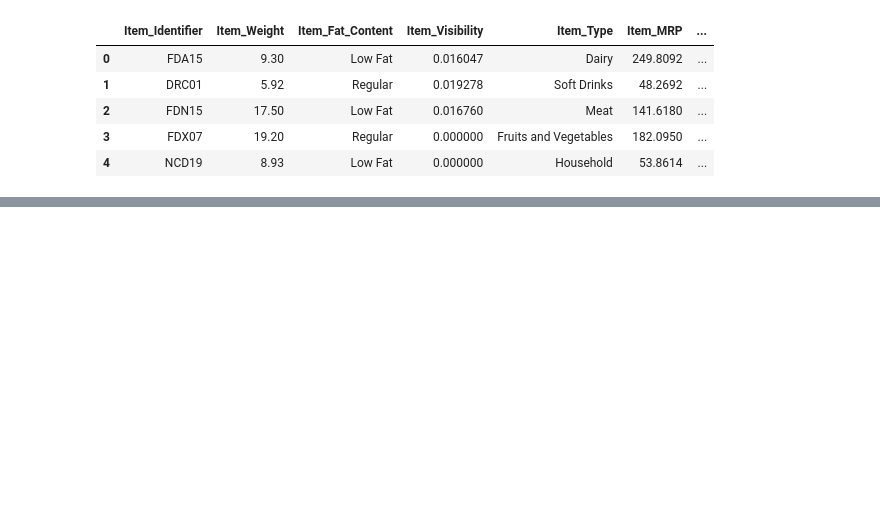
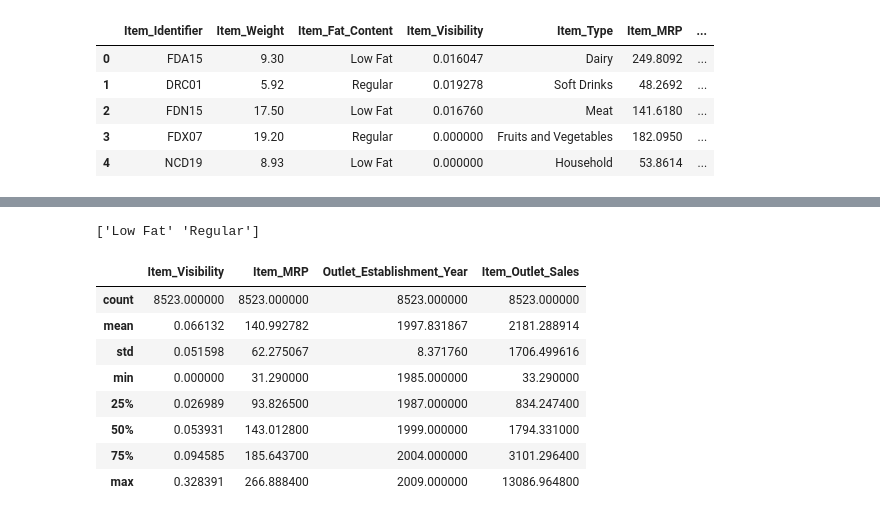
Before and after one commit to jabbautista/Food-Sales-Prediction, a Jupyter notebook: Pandas_(Sales_Prediction).ipynb, the cells around one changed output, grey strips where cells are left out. Cells and saved outputs as stored; diff of their text form; code cells hidden in the pictures; blank space fills up the shorter version.

```diff
--- a/Pandas_(Sales_Prediction).ipynb
+++ b/Pandas_(Sales_Prediction).ipynb
@@ -6,4 +10,5 @@ sales_prediction_data = '/content/sales_predictions_2023.csv'
 # %%
+sales_prediction_data = '/content/drive/MyDrive/Colab Notebooks/sales_predictions_2023.csv'
 df = pd.read_csv(sales_prediction_data)
 df.head()
 # %% [output]
@@ -15,0 +83,4 @@ df.head()
+# %%
+# fill missing values with "Unknown" since Item_Weight and Outlet_Size cannot be 0 and also should not be removed since they exist
+df['Item_Weight'] = df['Item_Weight'].fillna("Unknown")
+df['Outlet_Size'] = df['Outlet_Size'].fillna("Unknown")
@@ -15,0 +124,22 @@ df.head()
+# %%
+# clean Item_Fat_Content column entries
+df['Item_Fat_Content'].replace(['low fat', 'LF'], 'Low Fat', inplace=True)
+df['Item_Fat_Content'].replace('reg', 'Regular', inplace=True)
+# %%
+# check for entry consistency
+print(df["Item_Fat_Content"].unique())
+# %% [output]
+['Low Fat' 'Regular']
+# %%
+# get basic stats for all relevant columns
+df.describe()
+# %% [output]
+|  | Item_Visibility | Item_MRP | Outlet_Establishment_Year | Item_Outlet_Sales |
+| count | 8523.000000 | 8523.000000 | 8523.000000 | 8523.000000 |
+| mean | 0.066132 | 140.992782 | 1997.831867 | 2181.288914 |
+| std | 0.051598 | 62.275067 | 8.371760 | 1706.499616 |
+| min | 0.000000 | 31.290000 | 1985.000000 | 33.290000 |
+| 25% | 0.026989 | 93.826500 | 1987.000000 | 834.247400 |
+| 50% | 0.053931 | 143.012800 | 1999.000000 | 1794.331000 |
+| 75% | 0.094585 | 185.643700 | 2004.000000 | 3101.296400 |
+| max | 0.328391 | 266.888400 | 2009.000000 | 13086.964800 |
```
Also changed, not shown: parts of 8 cells of this notebook.
